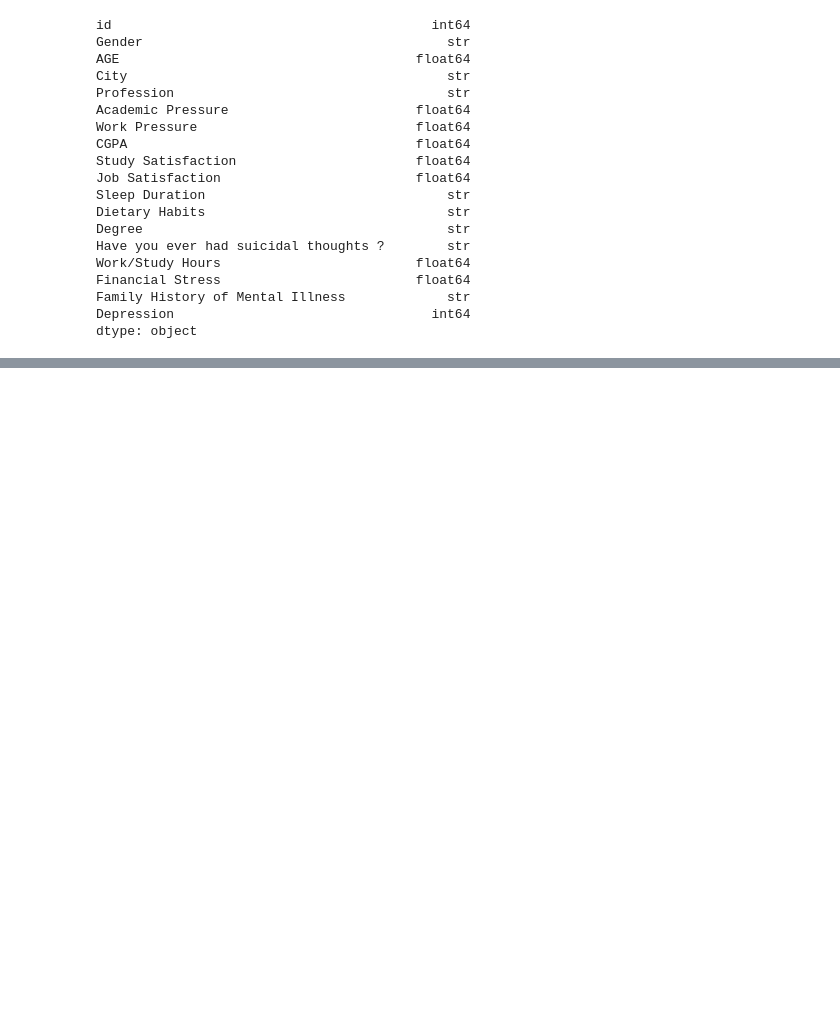
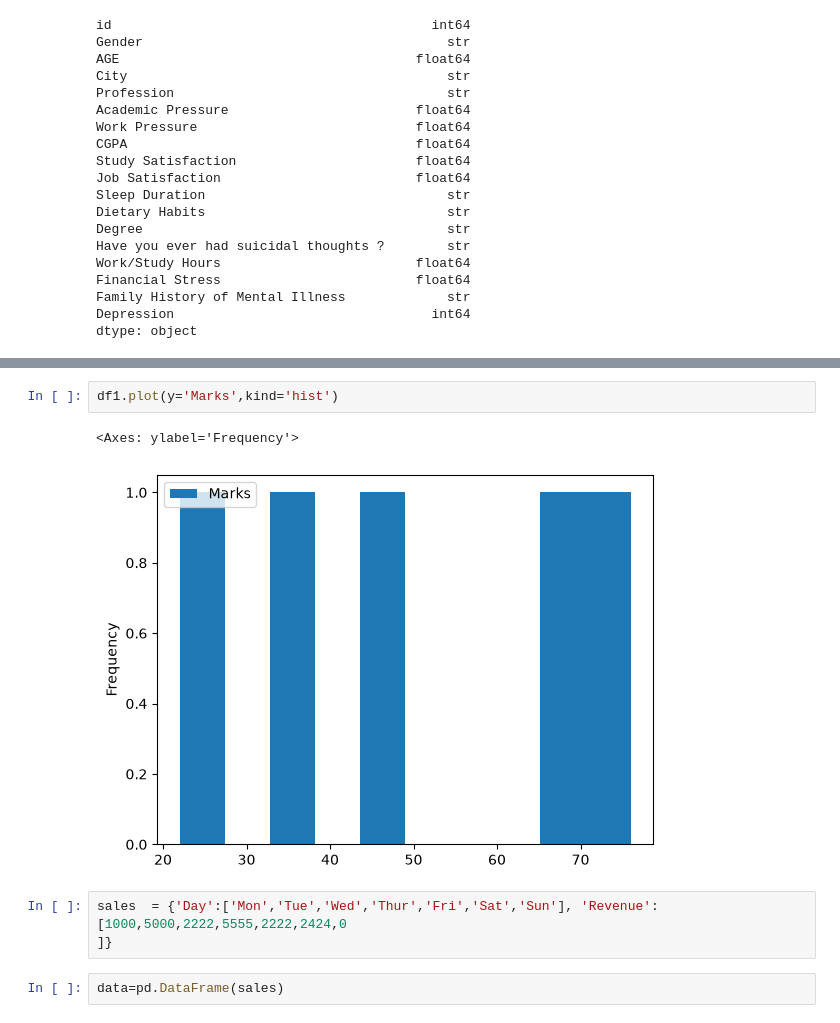
Before and after one commit to akash1234karma/tutedude, a Jupyter notebook: dataframe.ipynb, the cells around one changed output, grey strips where cells are left out. Saved outputs shown, nothing was run; the diff lists cells and outputs as text; blank space fills up the shorter version.

```diff
--- a/dataframe.ipynb
+++ b/dataframe.ipynb
@@ -620,0 +1056,10 @@ dtype: object
+# %%
+df1.plot(y='Marks',kind='hist')
+# %% [output]
+<Axes: ylabel='Frequency'>
+[figure, added]
+# %%
+sales  = {'Day':['Mon','Tue','Wed','Thur','Fri','Sat','Sun'], 'Revenue':[1000,5000,2222,5555,2222,2424,0
+]}
+# %%
+data=pd.DataFrame(sales)
```
Also changed, not shown: parts of 70 cells of this notebook, 6 other files.
